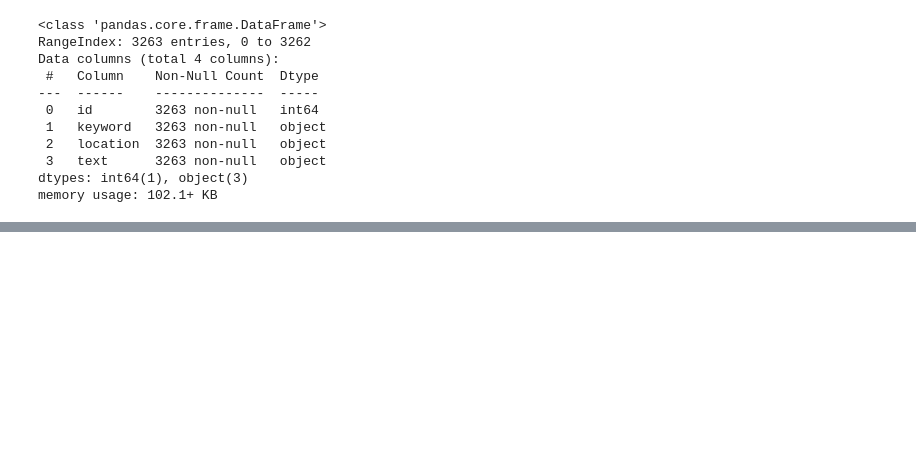
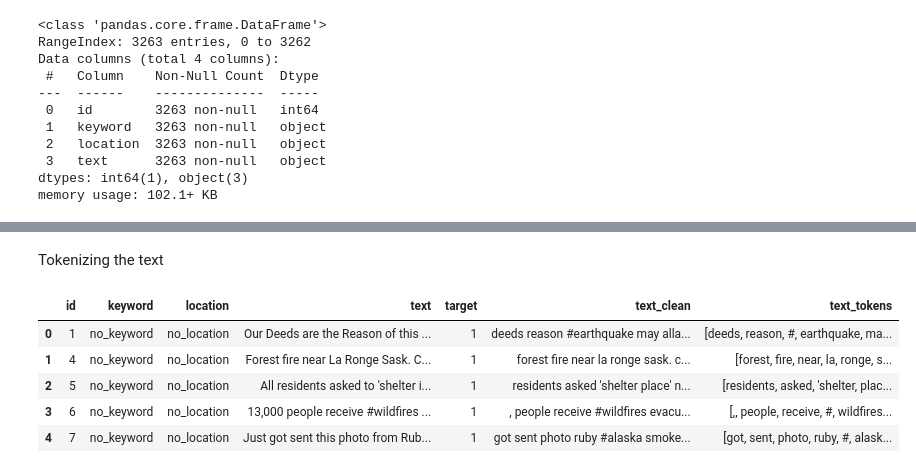
Before and after one commit to RazerP4antom/data-analysis, a Jupyter notebook: Disaster Tweets/notebook6.ipynb, the cells around one changed output, grey strips where cells are left out. Saved outputs shown, nothing was run; the diff lists cells and outputs as text; code cells hidden in the pictures; blank space fills up the shorter version.

```diff
--- a/Disaster Tweets/notebook6.ipynb
+++ b/Disaster Tweets/notebook6.ipynb
@@ -221,0 +239,30 @@ memory usage: 102.1+ KB
+# %%
+def clean_text(df, text_field, new_text_field_name):
+    # Convert strings in the Series/Index to lowercase.
+    df[new_text_field_name] = df[text_field].str.lower()
+
+    # remove numbers
+    df[new_text_field_name] = df[new_text_field_name].apply(
+        lambda elem: re.sub(r"\d+", "", elem))
+    # remove url
+    df[new_text_field_name] = df[new_text_field_name].apply(
+        lambda elem: re.sub(r"https?://\S+|www\.\S+", "", elem))
+    # remove HTML tags
+    df[new_text_field_name] = df[new_text_field_name].apply(
+        lambda elem: re.sub(r"<.*?>", "", elem))
+    # remove emojis
+    df[new_text_field_name] = df[new_text_field_name].apply(lambda elem: re.sub(r"["
+                                                                                u"\U0001F600-\U0001F64F"  # emoticons
+                                                                                u"\U0001F300-\U0001F5FF"  # symbols & pictographs
+                                                                                u"\U0001F680-\U0001F6FF"  # transport & map symbols
+                                                                                # flags (iOS)
+                                                                                u"\U0001F1E0-\U0001F1FF"
+                                                                                u"\U00002702-\U000027B0"
+                                                                                u"\U000024C2-\U0001F251"
+                                                                                "]+", "", elem))
+    return df
+
+
+data_clean = clean_text(train_data, 'text', 'text_clean')
+data_clean_test = clean_text(test_data, 'text', 'text_clean')
+data_clean.head()
@@ -221,0 +290,13 @@ memory usage: 102.1+ KB
+# %% [markdown]
+Tokenizing the text
+# %%
+from nltk.tokenize import sent_tokenize, word_tokenize
+data_clean['text_tokens'] = data_clean['text_clean'].apply(lambda x: word_tokenize(x))
+data_clean.head()
+# %% [output]
+|  | id | keyword | location | text | target | text_clean | text_tokens |
+| 0 | 1 | no_keyword | no_location | Our Deeds are the Reason of this ... | 1 | deeds reason #earthquake may alla... | [deeds, reason, #, earthquake, ma... |
+| 1 | 4 | no_keyword | no_location | Forest fire near La Ronge Sask. C... | 1 | forest fire near la ronge sask. c... | [forest, fire, near, la, ronge, s... |
+| 2 | 5 | no_keyword | no_location | All residents asked to 'shelter i... | 1 | residents asked 'shelter place' n... | [residents, asked, 'shelter, plac... |
+| 3 | 6 | no_keyword | no_location | 13,000 people receive #wildfires ... | 1 | , people receive #wildfires evacu... | [,, people, receive, #, wildfires... |
+| 4 | 7 | no_keyword | no_location | Just got sent this photo from Rub... | 1 | got sent photo ruby #alaska smoke... | [got, sent, photo, ruby, #, alask... |
```
Also changed, not shown: parts of 8 cells of this notebook.
